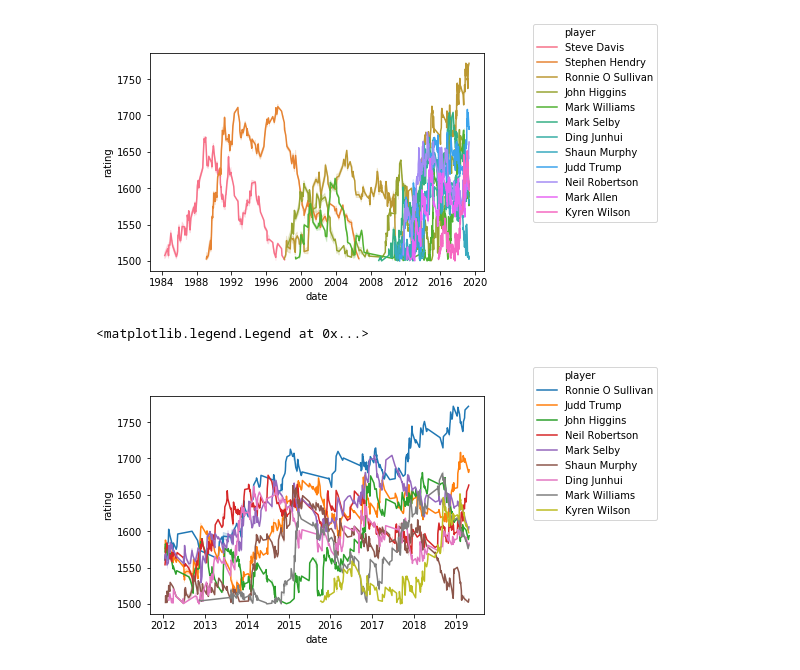
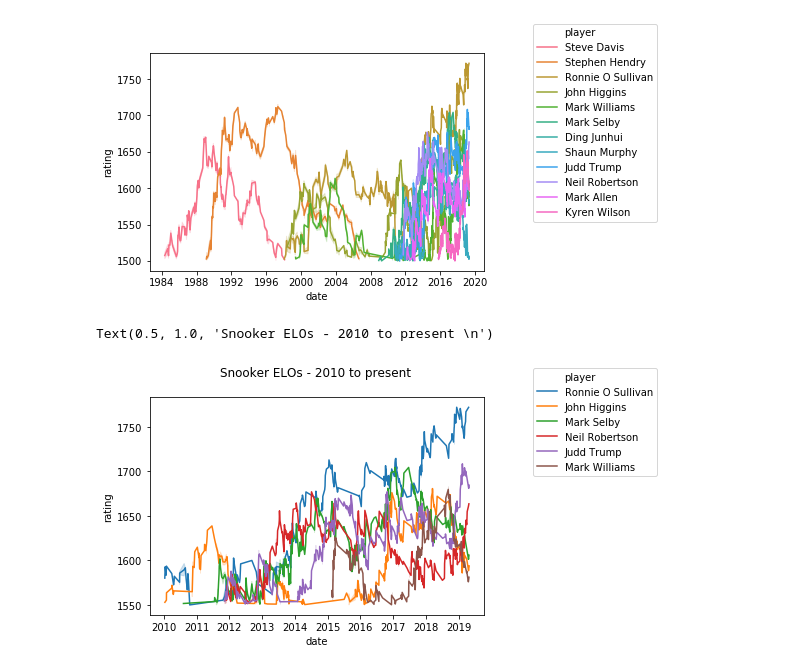
Before and after one commit to oli5679/football_elos, a Jupyter notebook: Snooker Rater.ipynb, the cells around one changed output. Drawn from its saved outputs; the diff is of its cells as text; code cells hidden in the pictures.

Commit message:
added ELO charts

```diff
--- a/Snooker Rater.ipynb
+++ b/Snooker Rater.ipynb
@@ -62,11 +63,12 @@ plt.legend(bbox_to_anchor=(1.0,1.0),\
 <matplotlib.legend.Legend at 0x...>
 [figure]
 # %%
-recent_df = plot_df.loc[(plot_df.max_rating > 1650) & (plot_df.date > '2012') & (plot_df.rating > 1500),:]
+recent_df = plot_df.loc[(plot_df.max_rating > 1670) & (plot_df.date >= '2010') & (plot_df.rating > 1550),:]
 # %%
 ax= sns.lineplot(data=recent_df,x='date',y='rating',hue='player')
 plt.legend(bbox_to_anchor=(1.0,1.0),\
     bbox_transform=plt.gcf().transFigure)
+plt.title('Snooker ELOs - 2010 to present \n')
 # %% [output]
-<matplotlib.legend.Legend at 0x...>
+Text(0.5, 1.0, 'Snooker ELOs - 2010 to present \n')
-[figure, old version]
+[figure, new version]
```
Also changed, not shown: parts of 3 cells of this notebook, 1 other file.
